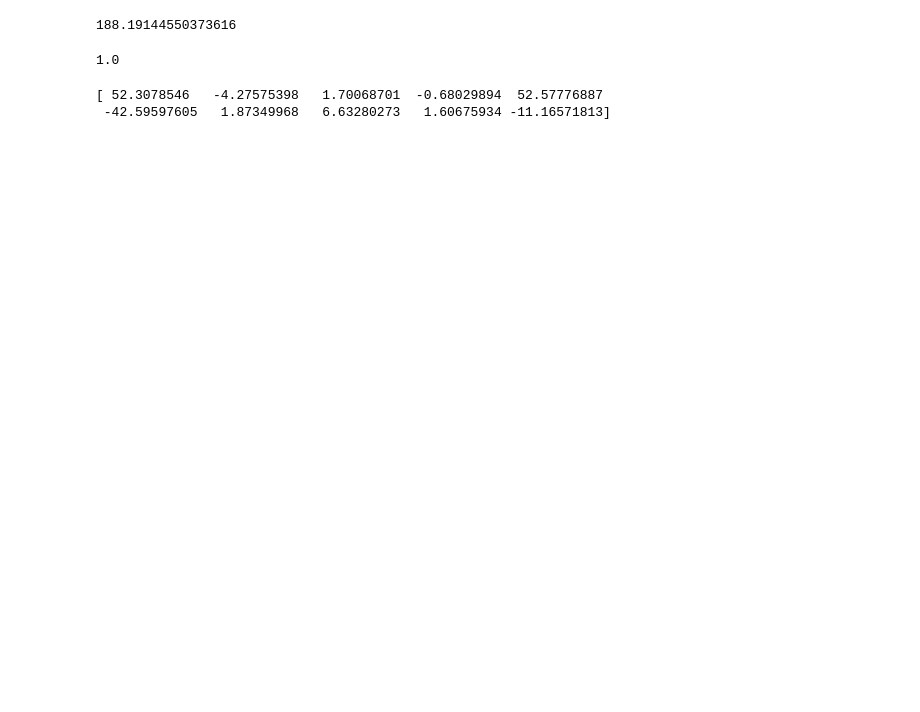
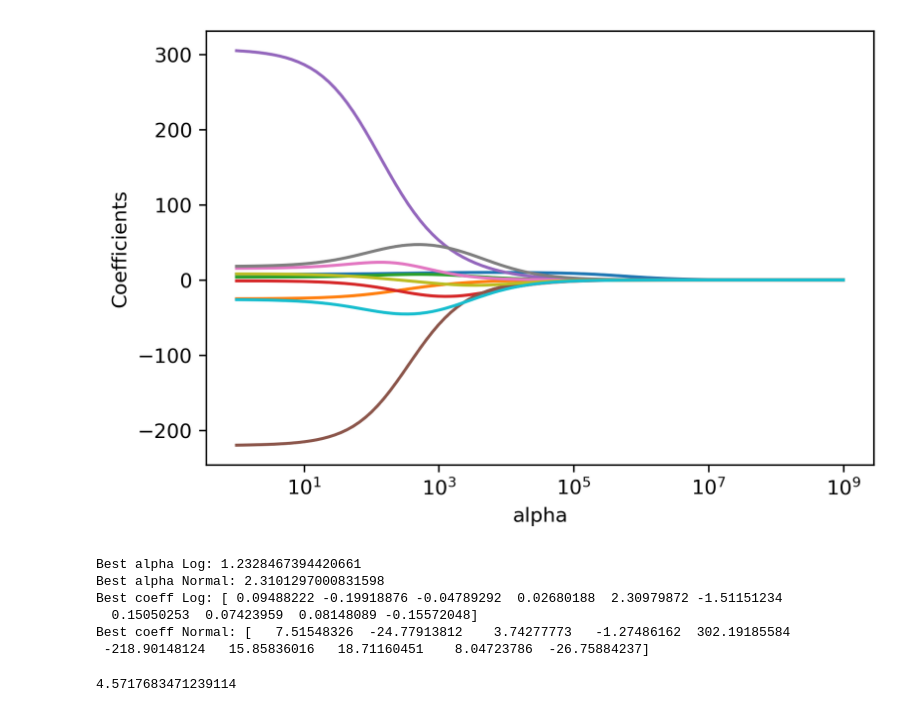
Before and after one commit to NathanHergenreter/CS574_BikeSharing, a Jupyter notebook: ridge.ipynb, the cells around one changed output. Cells and saved outputs as stored; diff of their text form; code cells hidden in the pictures; blank space fills up the shorter version.

```diff
--- a/ridge.ipynb
+++ b/ridge.ipynb
@@ -152,27 +102,38 @@ pipe.named_steps['ridge'].intercept_
+# %%
+coefs = []
+
+
+for a in parametersNormal['alpha']:
+        pipe.set_params(ridge__alpha=a)
+        pipe.fit(X_train, y_train)
+        coefs.append(pipe.named_steps['ridge'].coef_)
+
+plt.figure().clear()
+ax = plt.gca()
+ax.plot(parametersNormal['alpha'], coefs)
+ax.set_xscale('log')
+
+plt.axis('tight')
+plt.xlabel('Alpha')
+plt.ylabel('Coefficients');
+# %% [output]
+[figure, added]
+# %%
+print("Best alpha Log: " + str(gsRidgeLog.best_params_['alpha']))
+print("Best alpha Normal: " + str(gsRidge.best_params_['alpha']))
+
+print("Best coeff Log: " + str(gsRidgeLog.best_estimator_.coef_))
+print("Best coeff Normal: " + str(gsRidge.best_estimator_.coef_))
+# %% [output]
+Best alpha Log: 1.2328467394420661
+Best alpha Normal: 2.3101297000831598
+Best coeff Log: [ 0.09488222 -0.19918876 -0.04789292  0.02680188  2.30979872 -1.51151234
+  0.15050253  0.07423959  0.08148089 -0.15572048]
+Best coeff Normal: [   7.51548326  -24.77913812    3.74277773   -1.27486162  302.19185584
+ -218.90148124   15.85836016   18.71160451    8.04723786  -26.75884237]
 # %%
 # Average of Y's
-np.mean(y_train)
+np.mean(y_train_log)
 # %% [output]
-188.19144550373616
+4.5717683471239114
-# %%
-# Best alpha
-best_alpha = gs.best_params_['ridge__alpha']
-print(best_alpha)
-# %% [output]
-1.0
-# %%
-scaler = StandardScaler()
-ridge = Ridge(alpha=best_alpha,normalize=False,fit_intercept=True) #we will pass through alpha values later
-pipe = make_pipeline(scaler, ridge)
-pipe.fit(X_train, y_train)
-
-best_coef_ridge = pipe.named_steps['ridge'].coef_
-
-
-
-# print('The final set of coefficients: ')
-print(best_coef_ridge)
-# %% [output]
-[ 52.3078546   -4.27575398   1.70068701  -0.68029894  52.57776887
- -42.59597605   1.87349968   6.63280273   1.60675934 -11.16571813]
 # %%
```
Also changed, not shown: parts of 19 cells of this notebook, 2 other files.
